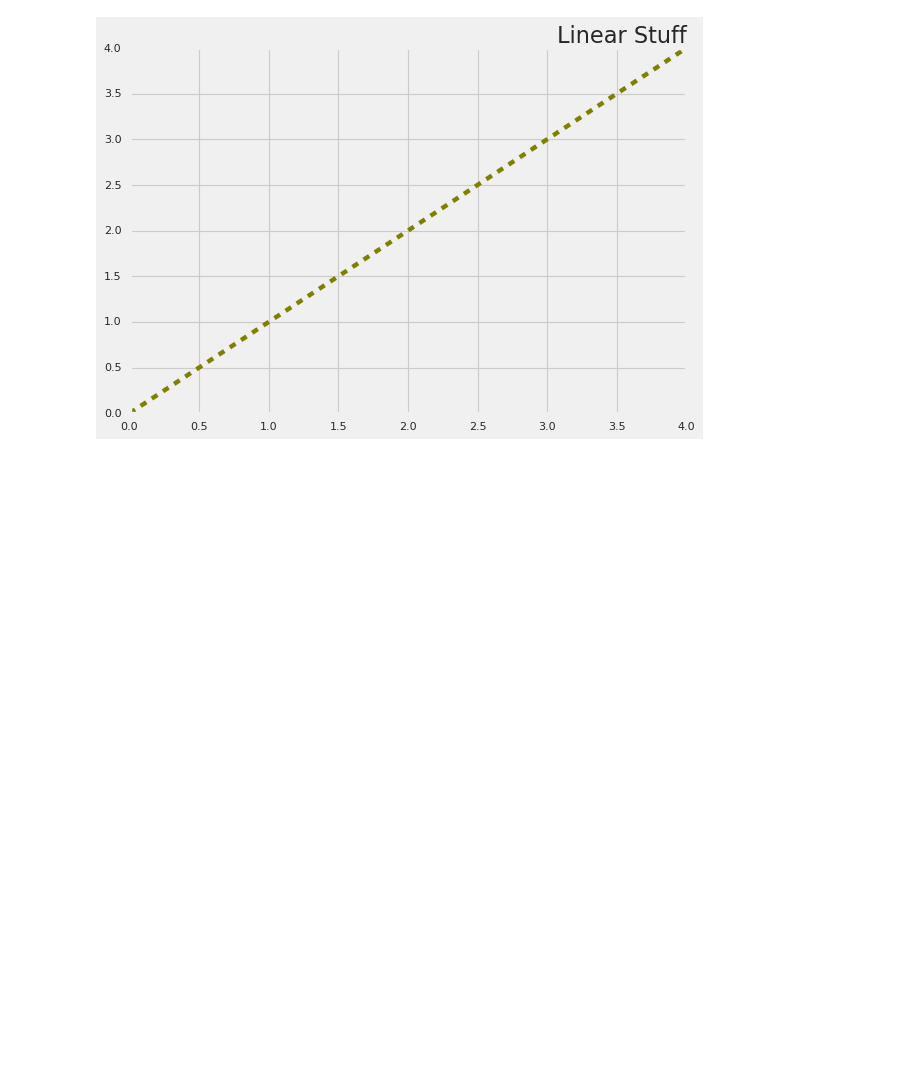
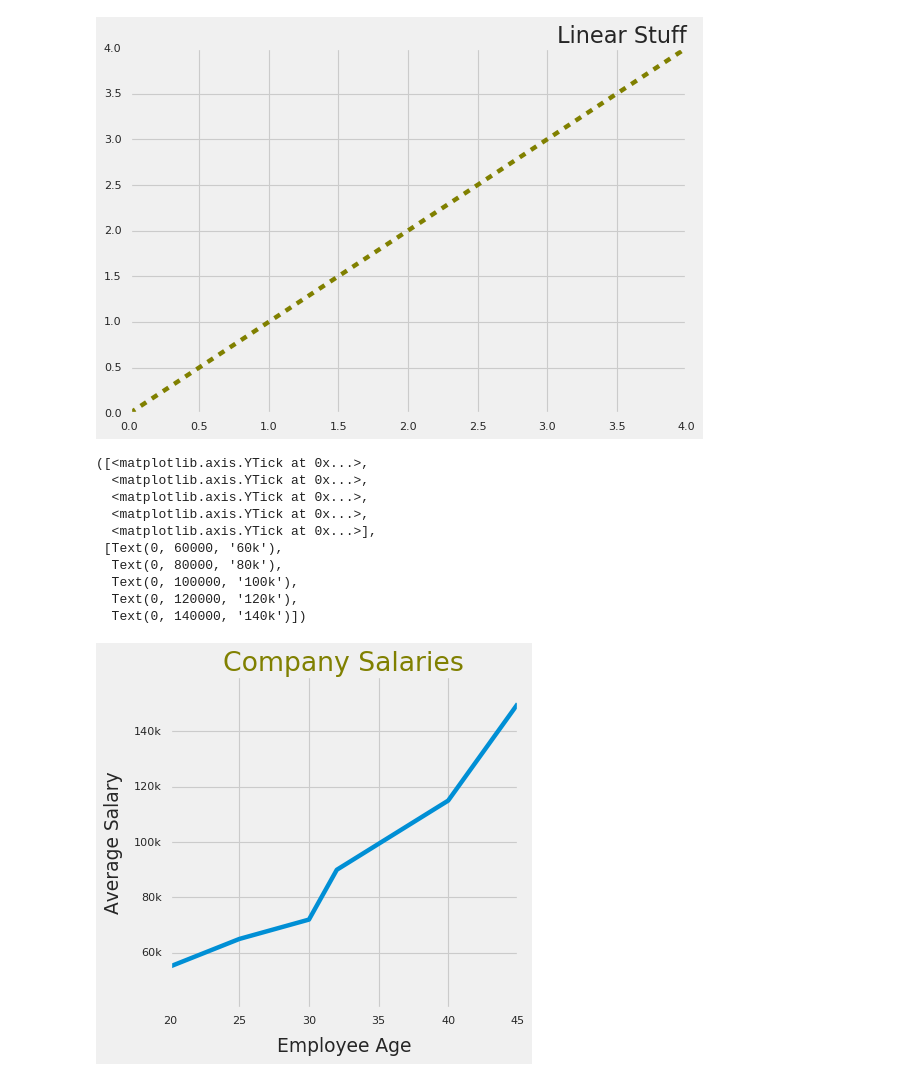
Before and after one commit to gurnamsingh11/data_visualization, a Jupyter notebook: 01_Matplotlib.ipynb, the cells around one changed output. Cells and saved outputs as stored; diff of their text form; code cells hidden in the pictures; blank space fills up the shorter version.

```diff
--- a/01_Matplotlib.ipynb
+++ b/01_Matplotlib.ipynb
@@ -131,3 +131,25 @@ plt.title("Linear Stuff", loc="right")
 # %% [output]
 Text(1.0, 1.0, 'Linear Stuff')
 [figure]
+# %%
+plt.figure(figsize=(5,5))
+salaries = [55000, 65000, 72000, 90000, 115000, 150000]
+ages = [20, 25, 30, 32, 40, 45]
+plt.plot(ages, salaries)
+plt.title("Company Salaries", fontsize=24, color="olive")
+plt.xlabel("Employee Age", labelpad=10)
+plt.ylabel("Average Salary", labelpad=10)
+plt.xticks([20, 25, 30, 35, 40, 45])
+plt.yticks([60000, 80000, 100000, 120000, 140000], labels=["60k", "80k", "100k", "120k", "140k"])
+# %% [output]
+([<matplotlib.axis.YTick at 0x...>,
+  <matplotlib.axis.YTick at 0x...>,
+  <matplotlib.axis.YTick at 0x...>,
+  <matplotlib.axis.YTick at 0x...>,
+  <matplotlib.axis.YTick at 0x...>],
+ [Text(0, 60000, '60k'),
+  Text(0, 80000, '80k'),
+  Text(0, 100000, '100k'),
+  Text(0, 120000, '120k'),
+  Text(0, 140000, '140k')])
+[figure, added]
```
Also changed, not shown: parts of 2 cells of this notebook, 1 other file.
